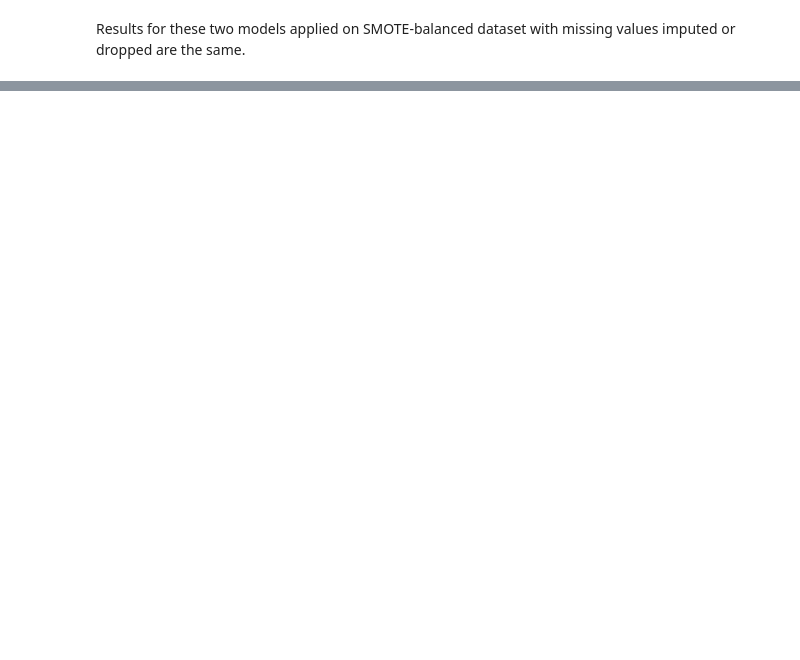
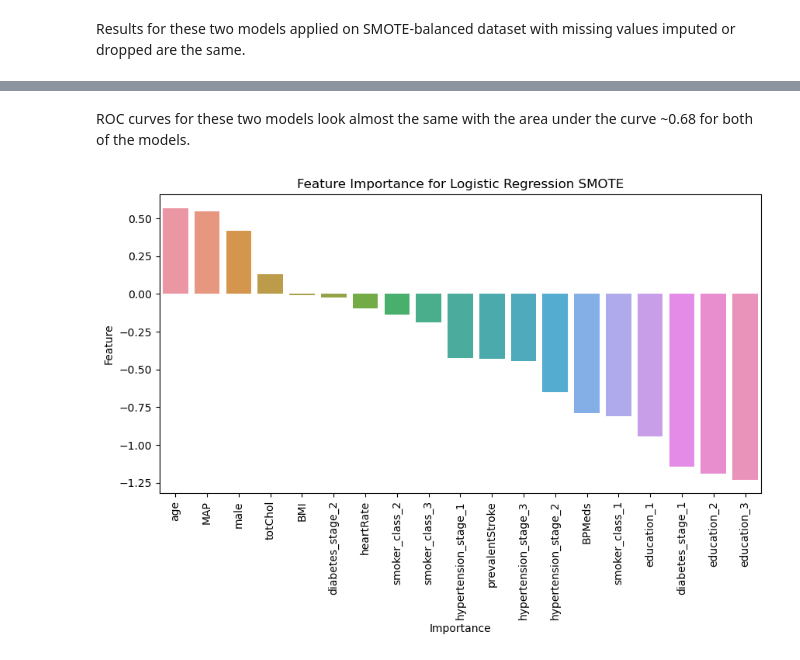
Before and after one commit to airenare/Heart-Disease-Risk-Prediction, a Jupyter notebook: notebooks/4_modeling.ipynb, the cells around one changed output, grey strips where cells are left out. Saved outputs shown, nothing was run; the diff lists cells and outputs as text; code cells hidden in the pictures; blank space fills up the shorter version.

```diff
--- a/notebooks/4_modeling.ipynb
+++ b/notebooks/4_modeling.ipynb
@@ -1119,0 +1216,21 @@ Based on the evaluation of models, the best model is the Gradient Boost model ap
+# %% [markdown]
+ROC curves for these two models look almost the same with the area under the curve ~0.68 for both of the models.
+# %%
+# View the feature importance for the best model
+feature_importances = best_model.coef_
+feature_imp_df = pd.DataFrame(feature_importances)
+feature_imp_df.columns = feature_names
+feature_imp_df = feature_imp_df.T
+feature_imp_df.columns = ['Importance']
+feature_imp_df = feature_imp_df.sort_values(by='Importance', ascending=False)
+feature_imp_df = feature_imp_df.T
+
+plt.figure(figsize=(10, 5))
+sns.barplot(feature_imp_df)
+plt.xticks(rotation=90)
+plt.xlabel('Importance')
+plt.ylabel('Feature')
+plt.title('Feature Importance for Logistic Regression SMOTE')
+plt.show()
+# %% [output]
+[figure, added]
```
Also changed, not shown: parts of 19 cells of this notebook.
